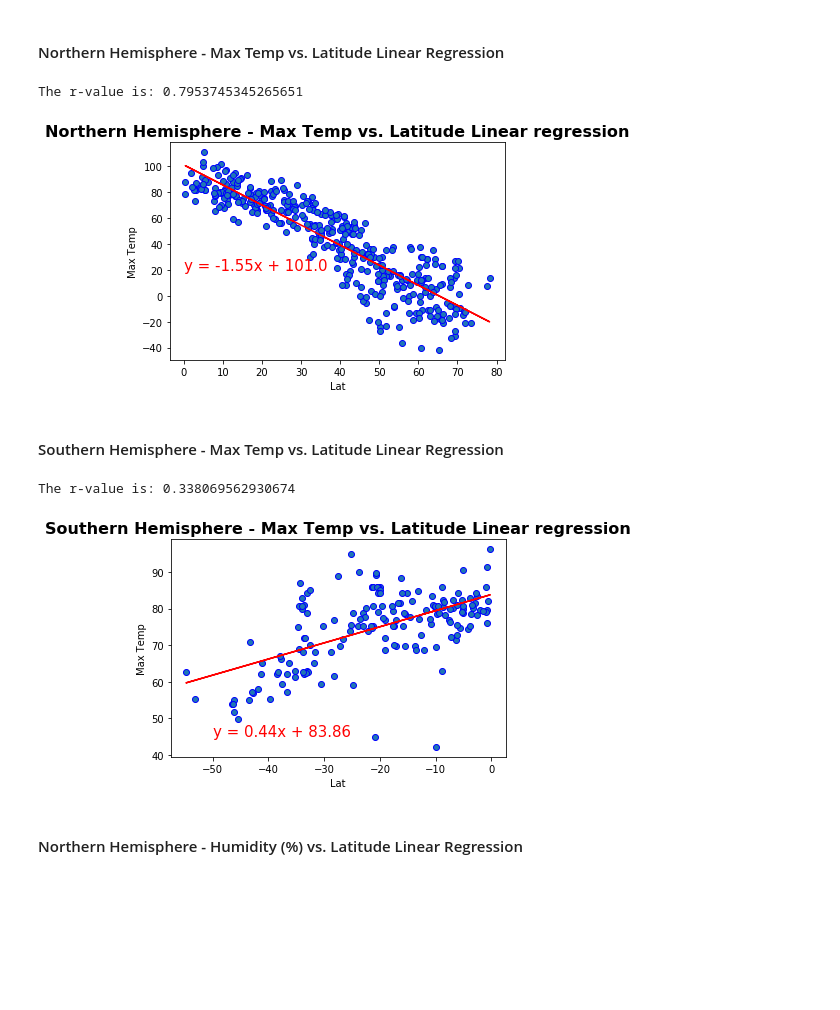
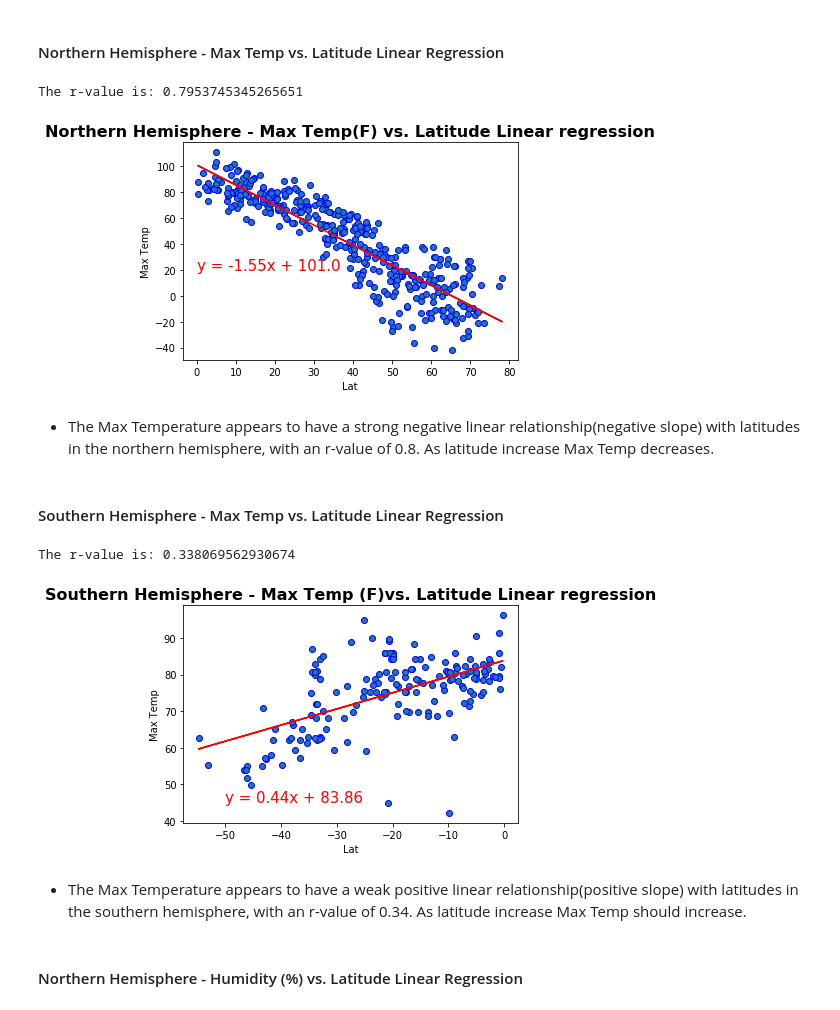
Before and after one commit to aashitarakesh/Python_API_Challenge, a Jupyter notebook: WeatherPY/WeatherPy.ipynb, the cells around one changed output. Cells and saved outputs as stored; diff of their text form; code cells hidden in the pictures; blank space fills up the shorter version.

```diff
--- a/WeatherPY/WeatherPy.ipynb
+++ b/WeatherPY/WeatherPy.ipynb
@@ -295,23 +295,27 @@ def linear_regression(x_value,y_value,xlabel,ylabel,label_pos,fig):
 # %%
 xlabel = 'Lat'
 ylabel = 'Max Temp'
 label_pos = (0,20)
-plt.title('Northern Hemisphere - Max Temp vs. Latitude Linear regression', fontweight='bold',fontsize = 16)
+plt.title('Northern Hemisphere - Max Temp(F) vs. Latitude Linear regression', fontweight='bold',fontsize = 16)
 linear_regression(northern_hemisphere[xlabel],northern_hemisphere[ylabel],xlabel,ylabel,label_pos,1)
 # %% [output]
 The r-value is: 0.7953745345265651
-[figure, old version]
+[figure, new version]
+# %% [markdown]
+* The Max Temperature appears to have a strong negative linear relationship(negative slope) with latitudes in the northern hemisphere, with an r-value of 0.8. As latitude increase Max Temp decreases.
 # %% [markdown]
 ####  Southern Hemisphere - Max Temp vs. Latitude Linear Regression
 # %%
 xlabel = 'Lat'
 ylabel = 'Max Temp'
 label_pos = (-50,45)
-plt.title('Southern Hemisphere - Max Temp vs. Latitude Linear regression', fontweight='bold',fontsize = 16)
+plt.title('Southern Hemisphere - Max Temp (F)vs. Latitude Linear regression', fontweight='bold',fontsize = 16)
 linear_regression(southern_hemisphere[xlabel],southern_hemisphere[ylabel],xlabel,ylabel,label_pos,2)
 # %% [output]
 The r-value is: 0.338069562930674
-[figure, old version]
+[figure, new version]
+# %% [markdown]
+* The Max Temperature appears to have a weak positive linear relationship(positive slope) with latitudes in the southern hemisphere, with an r-value of 0.34. As latitude increase Max Temp should increase.
 # %% [markdown]
 ####  Northern Hemisphere - Humidity (%) vs. Latitude Linear Regression
 # %%
```
Also changed, not shown: parts of 13 cells of this notebook, 2 other files.
